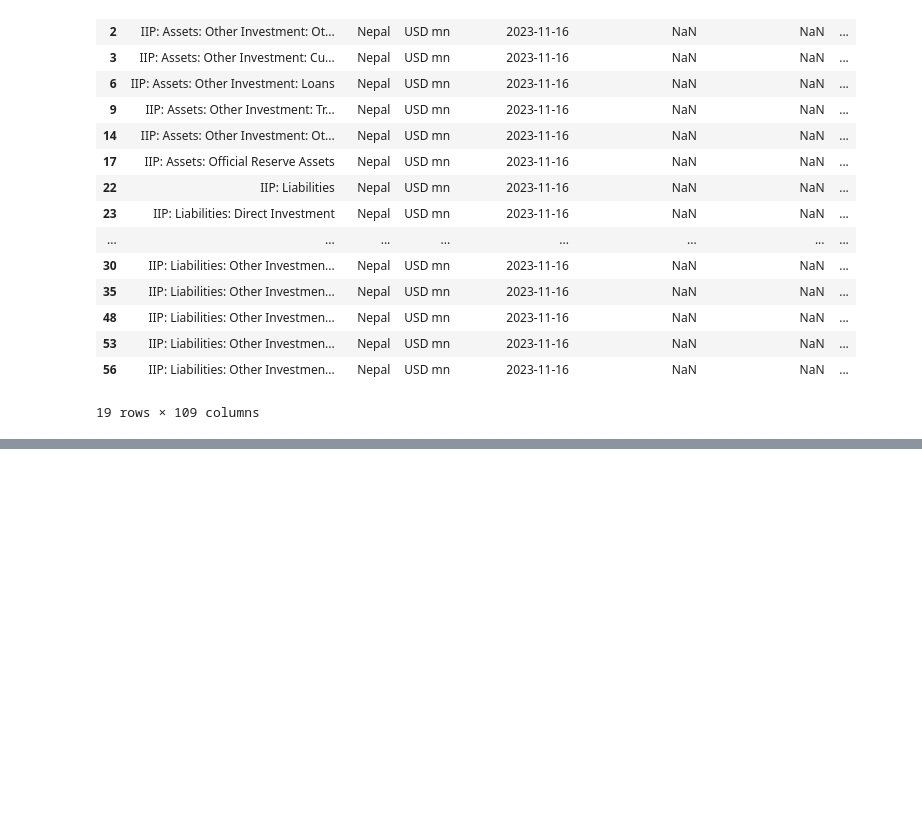
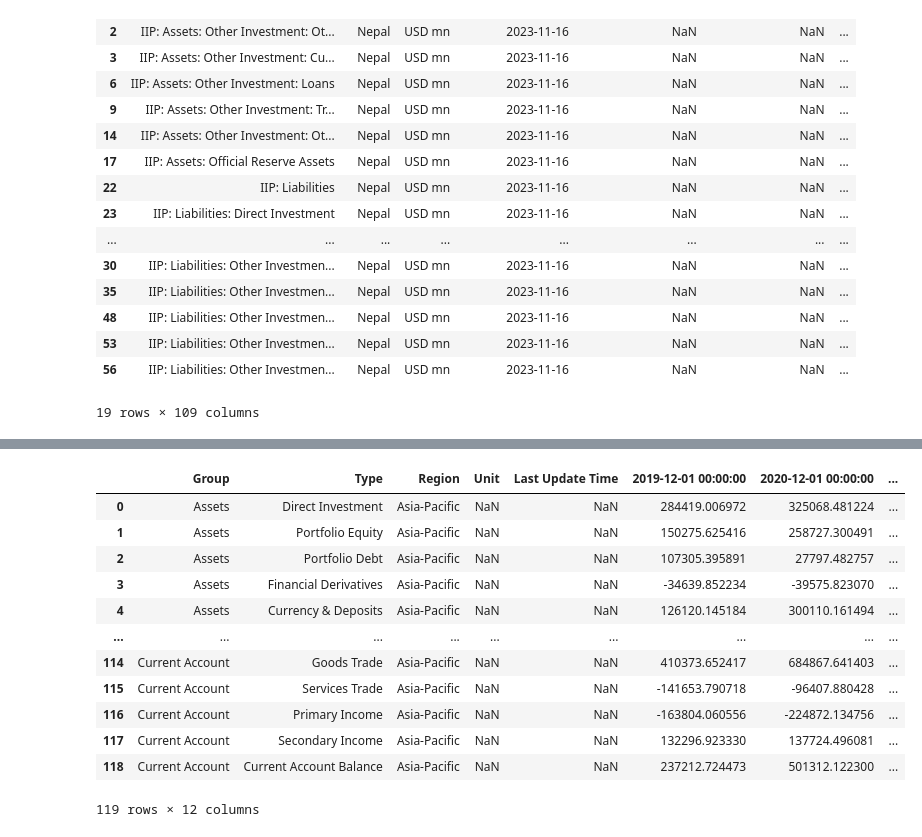
Before and after one commit to aizudeen11/cfm-nlp, a Jupyter notebook: to_gsheet/main.ipynb, the cells around one changed output, grey strips where cells are left out. Saved outputs shown, nothing was run; the diff lists cells and outputs as text; code cells hidden in the pictures; blank space fills up the shorter version.

```diff
--- a/to_gsheet/main.ipynb
+++ b/to_gsheet/main.ipynb
@@ -813,0 +979,16 @@ df_all_annual[(df_all_annual['Region'] == 'Nepal')]
+# %%
+df_main
+# %% [output]
+|  | Group | Type | Region | Unit | Last Update Time | 2019-12-01 00:00:00 | 2020-12-01 00:00:00 | ... |
+| 0 | Assets | Direct Investment | Asia-Pacific | NaN | NaN | 284419.006972 | 325068.481224 | ... |
+| 1 | Assets | Portfolio Equity | Asia-Pacific | NaN | NaN | 150275.625416 | 258727.300491 | ... |
+| 2 | Assets | Portfolio Debt | Asia-Pacific | NaN | NaN | 107305.395891 | 27797.482757 | ... |
+| 3 | Assets | Financial Derivatives | Asia-Pacific | NaN | NaN | -34639.852234 | -39575.823070 | ... |
+| 4 | Assets | Currency & Deposits | Asia-Pacific | NaN | NaN | 126120.145184 | 300110.161494 | ... |
+| ... | ... | ... | ... | ... | ... | ... | ... | ... |
+| 114 | Current Account | Goods Trade | Asia-Pacific | NaN | NaN | 410373.652417 | 684867.641403 | ... |
+| 115 | Current Account | Services Trade | Asia-Pacific | NaN | NaN | -141653.790718 | -96407.880428 | ... |
+| 116 | Current Account | Primary Income | Asia-Pacific | NaN | NaN | -163804.060556 | -224872.134756 | ... |
+| 117 | Current Account | Secondary Income | Asia-Pacific | NaN | NaN | 132296.923330 | 137724.496081 | ... |
+| 118 | Current Account | Current Account Balance | Asia-Pacific | NaN | NaN | 237212.724473 | 501312.122300 | ... |
+119 rows × 12 columns
```
Also changed, not shown: parts of 3 cells of this notebook, 2 other files.
